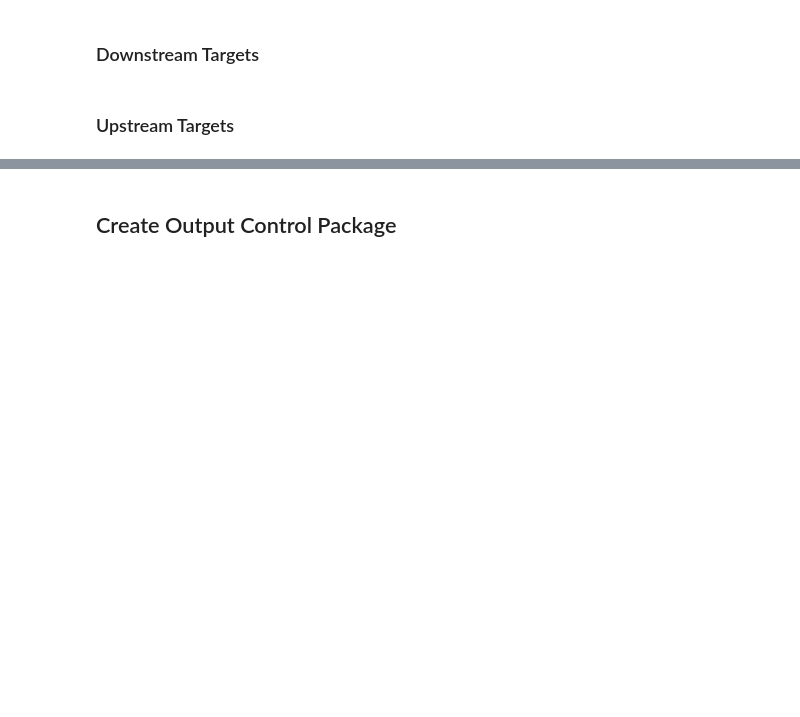
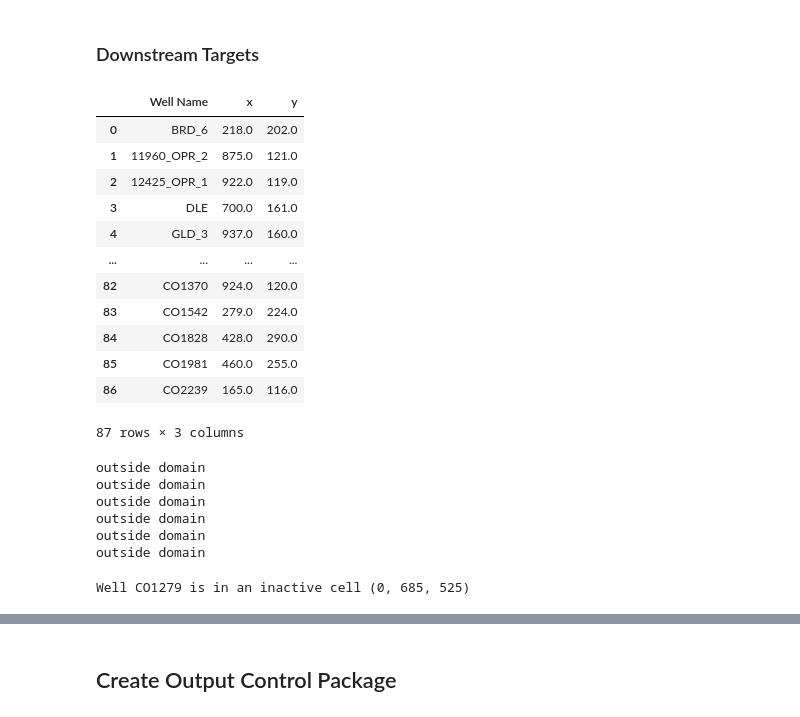
Before and after one commit to jackplogan33/peterson-modflow, a Jupyter notebook: notebooks/03-transport-model.ipynb, the cells around one changed output, grey strips where cells are left out. Cells and saved outputs as stored; diff of their text form; code cells hidden in the pictures; blank space fills up the shorter version.

Commit message:
Add new observation wells - update 03 to reflect

```diff
--- a/notebooks/03-transport-model.ipynb
+++ b/notebooks/03-transport-model.ipynb
@@ -543,13 +541,55 @@ ssm_pfhxs = mf6.ModflowGwtssm(
 # %% [markdown]
 ### Downstream Targets
 # %%
-downstream_wells = pd.read_csv('../input-files/data-files/tran-observation-wells.csv')
+obs_wells = pd.read_csv('../input-files/data-files/tran-observation-wells.csv')
 
 idomain = np.loadtxt('../input-files/data-files/dis-idomain.dat')
+# %%
+obs_wells
+# %% [output]
+|  | Well Name | x | y |
+| 0 | BRD_6 | 218.0 | 202.0 |
+| 1 | 11960_OPR_2 | 875.0 | 121.0 |
+| 2 | 12425_OPR_1 | 922.0 | 119.0 |
+| 3 | DLE | 700.0 | 161.0 |
+| 4 | GLD_3 | 937.0 | 160.0 |
+| ... | ... | ... | ... |
+| 82 | CO1370 | 924.0 | 120.0 |
+| 83 | CO1542 | 279.0 | 224.0 |
+| 84 | CO1828 | 428.0 | 290.0 |
+| 85 | CO1981 | 460.0 | 255.0 |
+| 86 | CO2239 | 165.0 | 116.0 |
+87 rows × 3 columns
+# %%
+outside_domain = []
+for _, i in new_wells.iterrows():
+    xy = fw.locate_well_rotated(
+        i['UTM X'],
+        i['UTM Y'],
+        xorigin,
+        yorigin,
+        20,
+        20,
+        nrow,
+        ncol,
+        rot
+    )
+
+    name = i['Name']
+    if xy:
+        x, y = xy
+        obs_wells.loc[66 + _, :] = [name, x, y]
+# %% [output]
+outside domain
+outside domain
+outside domain
+outside domain
+outside domain
+outside domain
 # %%
 well_data = {}
 
-for i, well in downstream_wells.iterrows():
+for i, well in obs_wells.iterrows():
     # Extract the cell's row and column indices
     layer, row, col = 0, int(well['x']), int(well['y'])  # Layer hardcoded to 0
 
@@ -560,6 +600,8 @@ for i, well in downstream_wells.iterrows():
     else:
         well_data[well['Well Name']] = None
         print(f"Well {well['Well Name']} is in an inactive cell ({layer}, {row}, {col})")
+# %% [output]
+Well CO1279 is in an inactive cell (0, 685, 525)
 # %%
 obs_pfos = []
 obs_pfoa = []
@@ -570,5 +612,3 @@ for name, cell in well_data.items():
         obs_pfos.append((f"{name}", 'CONCENTRATION', cell))
         obs_pfoa.append((f"{name}", 'CONCENTRATION', cell))
         obs_pfhxs.append((f"{name}", 'CONCENTRATION', cell))
-# %% [markdown]
-### Upstream Targets
```
Also changed, not shown: parts of 5 cells of this notebook, 1 other file.
